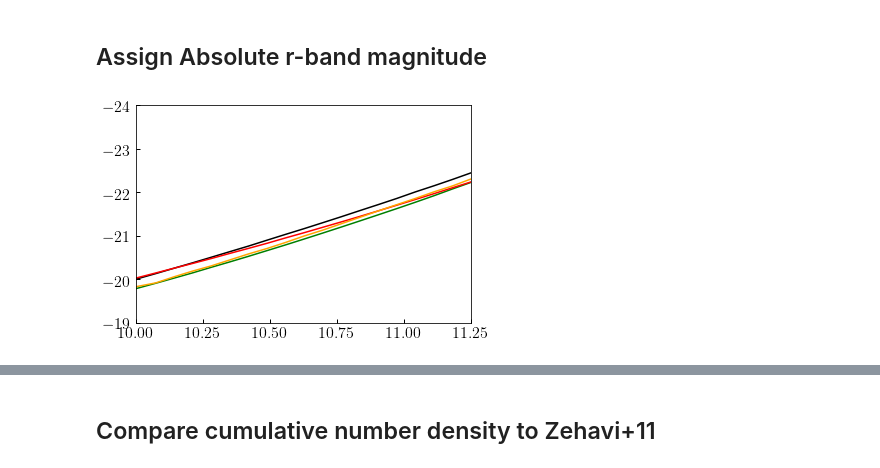
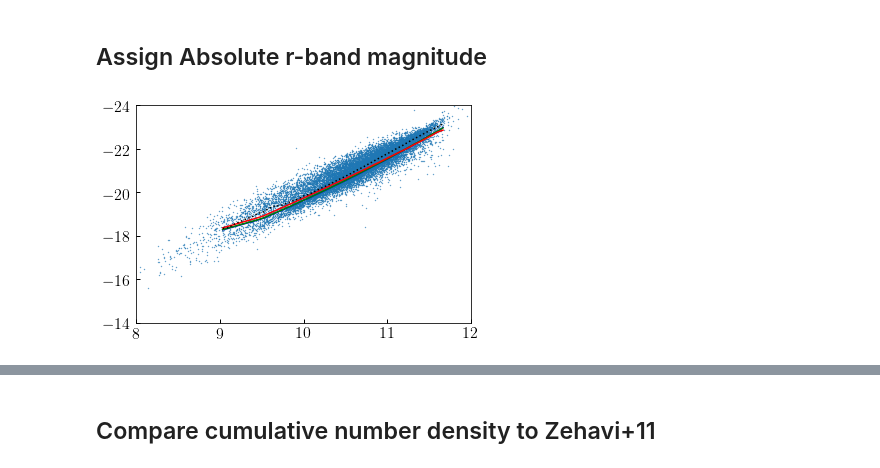
Before and after one commit to LSSTDESC/cosmodc2, a Jupyter notebook: notebooks/magr_calibration.ipynb, the cells around one changed output, grey strips where cells are left out. Drawn from its saved outputs; the diff is of its cells as text; code cells hidden in the pictures.

Commit message:
Finished calibrating magr

```diff
--- a/notebooks/magr_calibration.ipynb
+++ b/notebooks/magr_calibration.ipynb
@@ -44,61 +68,50 @@ print(v3_mock.keys())
+# %%
+from cosmodc2.sdss_colors import dim_satellites
+
+log_mhost = np.log10(mock['host_halo_mvir'])
+log_mpeak = np.log10(mock['mpeak'])
+upid = mock['upid']
+
+mock['restframe_extincted_sdss_abs_magr'] = dim_satellites(
+    mock['restframe_extincted_sdss_abs_magr'], log_mpeak, log_mhost, upid)
+mock['rmag2'] = dim_satellites(mock['rmag2'], log_mpeak, log_mhost, upid)
+mock['rmag3'] = dim_satellites(mock['rmag3'], log_mpeak, log_mhost, upid)
 # %%
-from cosmodc2.sdss_colors import median_magr_from_mstar
-
-median_magr = median_magr_from_mstar(
-    np.log10(mock['obs_sm']), x_table=[8.5, 10, 11.5], y_table=[-17.75, -20., -23])
-mock['restframe_extincted_sdss_abs_magr'] = np.random.normal(
-    loc=median_magr, scale=0.1, size=len(mock))
-
-#  Reasonable
-#  x_table=[7, 9.5, 11.5], y_table=[-16.25, -19.2, -23.]
-median_magr2 = median_magr_from_mstar(
-    np.log10(mock['obs_sm']),
-    x_table=[7, 9.5, 11.5], y_table=[-16.75, -19.0, -22.8])
-mock['rmag2'] = np.random.normal(
-    loc=median_magr2, scale=0.1, size=len(mock))
-
-median_magr3 = median_magr_from_mstar(np.log10(mock['obs_sm']),
-    x_table=[7, 9.5, 11.5], y_table=[-17, -19.3, -22.75])
-mock['rmag3'] = np.random.normal(
-    loc=median_magr3, scale=0.1, size=len(mock))
-
-
-
 fig, ax = plt.subplots(1, 1)
 
 nskip_sdss = 10
-# __=ax.scatter(sdss['sm'][::nskip_sdss],
-#               sdss['restframe_extincted_sdss_abs_magr'][::nskip_sdss], s=0.1)
+__=ax.scatter(sdss['sm'][::nskip_sdss],
+              sdss['restframe_extincted_sdss_abs_magr'][::nskip_sdss], s=0.1)
 
 from scipy.stats import binned_statistic
 logsm_bins = np.linspace(9, 11.7, 40)
 logsm_mids = 0.5*(logsm_bins[:-1] + logsm_bins[1:])
 median_magr_model1, __, __ = binned_statistic(
     np.log10(mock['obs_sm']), mock['restframe_extincted_sdss_abs_magr'],
     bins=logsm_bins, statistic='median')
 median_magr_model2, __, __ = binned_statistic(
     np.log10(mock['obs_sm']), mock['rmag2'],
     bins=logsm_bins, statistic='median')
 median_magr_model3, __, __ = binned_statistic(
     np.log10(mock['obs_sm']), mock['rmag3'],
     bins=logsm_bins, statistic='median')
 
 median_magr_v3, __, __ = binned_statistic(
     np.log10(v3_mock['obs_sm']), v3_mock['rmag'],
     bins=logsm_bins, statistic='median')
 
 nskip_mock = 50
 
-__=ax.plot(logsm_mids, median_magr_model1, color='k')
+__=ax.plot(logsm_mids, median_magr_model1, color='blue')
 __=ax.plot(logsm_mids, median_magr_model2, color='green')
 __=ax.plot(logsm_mids, median_magr_model3, color='red')
 
-__=ax.plot(logsm_mids, median_magr_v3, color='orange')
+__=ax.plot(logsm_mids, median_magr_v3, ':', color='k')
 
-ylim = ax.set_ylim(-19, -24)
-xlim = ax.set_xlim(10., 11.25)
+ylim = ax.set_ylim(-19, -23.25)
+xlim = ax.set_xlim(9.5, 11.5)
 
-# ylim = ax.set_ylim(-14, -24)
-# xlim = ax.set_xlim(8, 12)
+ylim = ax.set_ylim(-14, -24)
+xlim = ax.set_xlim(8, 12)
 # %% [output]
-[figure, old version]
+[figure, new version]
```
Also changed, not shown: parts of 12 cells of this notebook, 1 other file.
